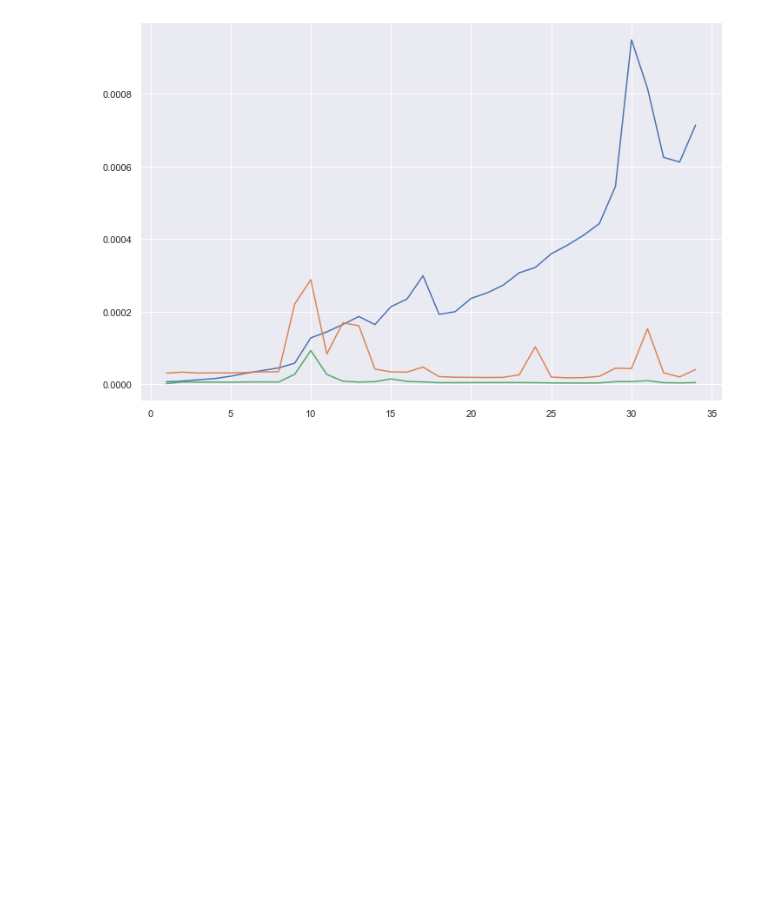
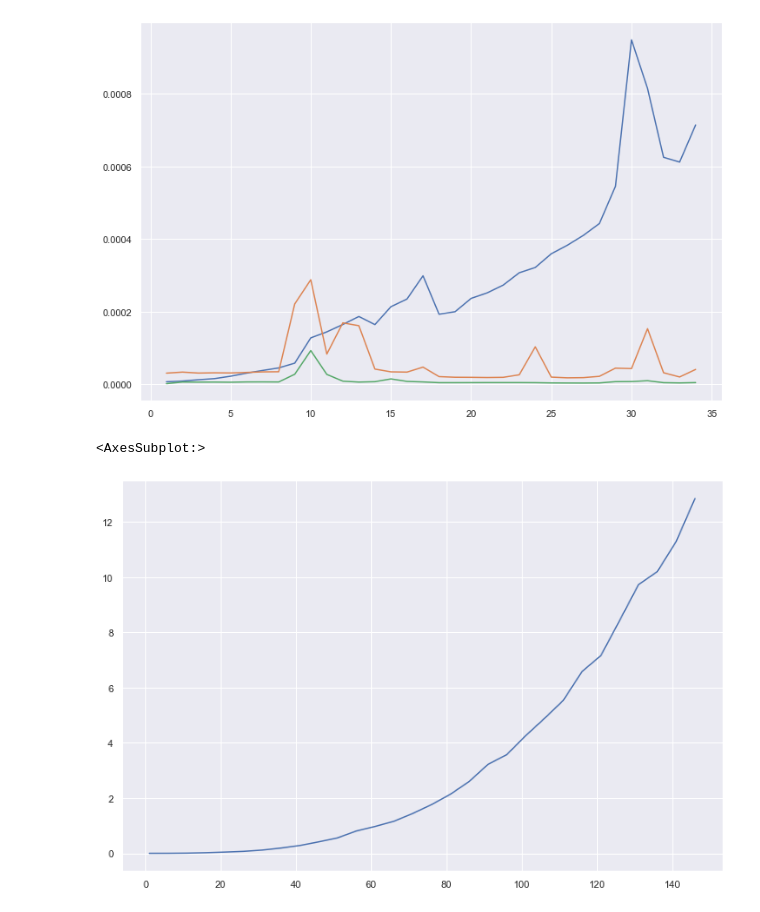
Before and after one commit to trixdade/ITMO-algorithms, a Jupyter notebook: Algorithms_Lab1.ipynb, the cells around one changed output. Saved outputs shown, nothing was run; the diff lists cells and outputs as text; code cells hidden in the pictures; blank space fills up the shorter version.

Commit message:
Add matrix product

```diff
--- a/Algorithms_Lab1.ipynb
+++ b/Algorithms_Lab1.ipynb
@@ -271,3 +271,27 @@ sns.lineplot(x=span_1, y=ans7_1)
 # %% [output]
 <AxesSubplot:>
 [figure]
+# %%
+sns.set(rc={'figure.figsize':(12,8)})
+# %%
+def matrix_product(A, B):
+    n = len(A)
+    C = np.zeros(shape=(n, n))
+    for i in range(n):
+        for j in range(n):
+            for k in range(n):
+                C[i][j] += A[i][k] * B[k][j]
+
+    return C
+# %%
+matrix_product_times = []
+for i in range(1, 151, 5):
+    matrix_A = np.random.randint(1, 101, size=(i, i))
+    matrix_B = np.random.randint(1, 101, size=(i, i))
+    product_time = timeit.timeit(lambda: matrix_product(matrix_A, matrix_B), number=5)
+    matrix_product_times.append(product_time)
+# %%
+sns.lineplot(x=range(1,151,5), y=matrix_product_times)
+# %% [output]
+<AxesSubplot:>
+[figure, added]
```
Also changed, not shown: parts of 1 cell of this notebook.
